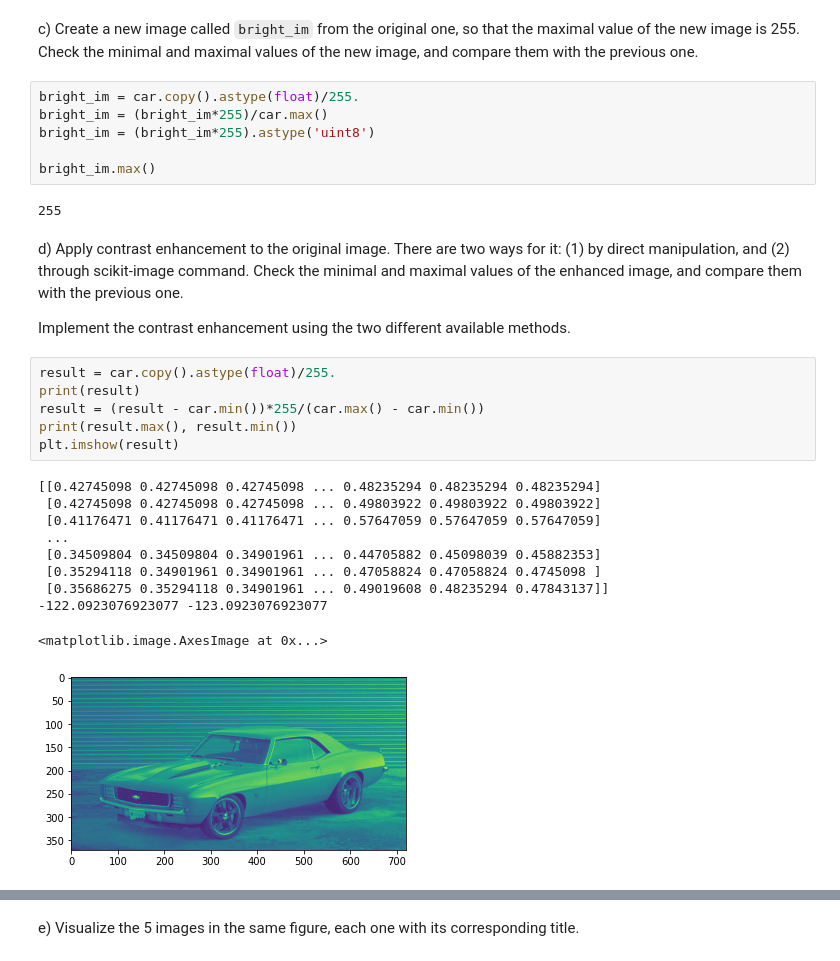
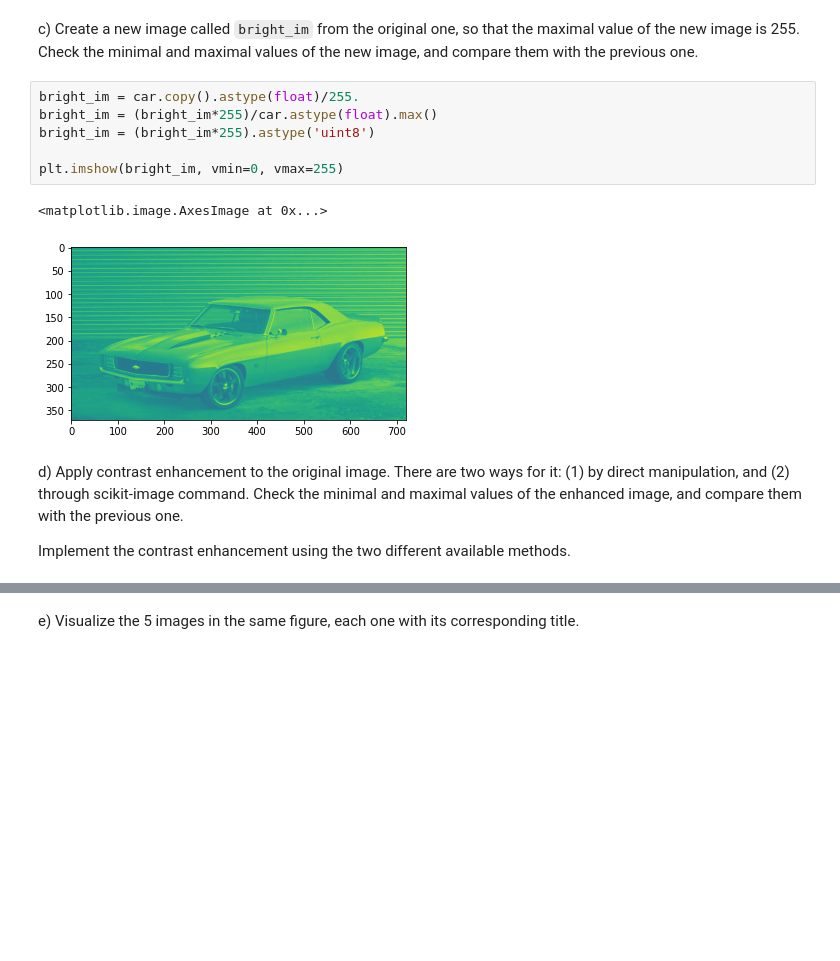
Before and after one commit to PauSolerValades/VA, a Jupyter notebook: Practica1/p1_2021_2022.ipynb, the cells around one changed output, grey strips where cells are left out. Saved outputs shown, nothing was run; the diff lists cells and outputs as text; blank space fills up the shorter version.

Commit message:
1.6 acabat i bé amb conversions de floats

```diff
--- a/Practica1/p1_2021_2022.ipynb
+++ b/Practica1/p1_2021_2022.ipynb
@@ -313,30 +313,14 @@ dark_image = dark_image - car.min()
 c) Create a new image called `bright_im` from the original one, so that the maximal value of the new image is 255. Check the minimal and maximal values of the new image, and compare them with the previous one.
 # %%
 bright_im = car.copy().astype(float)/255.
-bright_im = (bright_im*255)/car.max()
+bright_im = (bright_im*255)/car.astype(float).max()
 bright_im = (bright_im*255).astype('uint8')
 
-bright_im.max()
+plt.imshow(bright_im, vmin=0, vmax=255)
 # %% [output]
-255
+<matplotlib.image.AxesImage at 0x...>
+[figure, added]
 # %% [markdown]
 d) Apply contrast enhancement to the original image. There are two ways for it: (1) by direct manipulation, and (2) through scikit-image command. Check the minimal and maximal values of the enhanced image, and compare them with the previous one.
 
 Implement the contrast enhancement using the two different available methods.
-# %%
-result = car.copy().astype(float)/255.
-print(result)
-result = (result - car.min())*255/(car.max() - car.min())
-print(result.max(), result.min())
-plt.imshow(result)
-# %% [output]
-[[0.42745098 0.42745098 0.42745098 ... 0.48235294 0.48235294 0.48235294]
- [0.42745098 0.42745098 0.42745098 ... 0.49803922 0.49803922 0.49803922]
- [0.41176471 0.41176471 0.41176471 ... 0.57647059 0.57647059 0.57647059]
- ...
- [0.34509804 0.34509804 0.34901961 ... 0.44705882 0.45098039 0.45882353]
- [0.35294118 0.34901961 0.34901961 ... 0.47058824 0.47058824 0.4745098 ]
- [0.35686275 0.35294118 0.34901961 ... 0.49019608 0.48235294 0.47843137]]
--122.0923076923077 -123.0923076923077
-<matplotlib.image.AxesImage at 0x...>
-[figure, removed]
```
Also changed, not shown: parts of 3 cells of this notebook, 1 other file.
